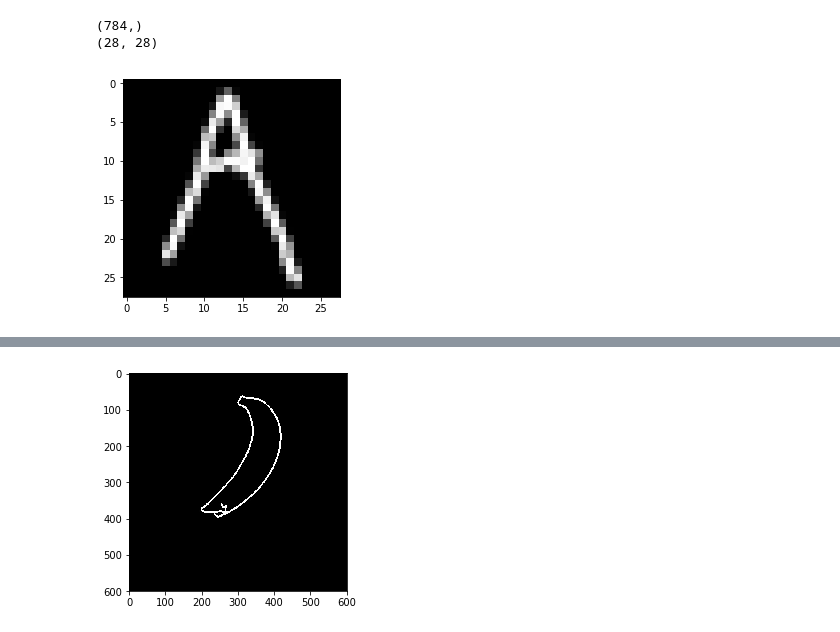
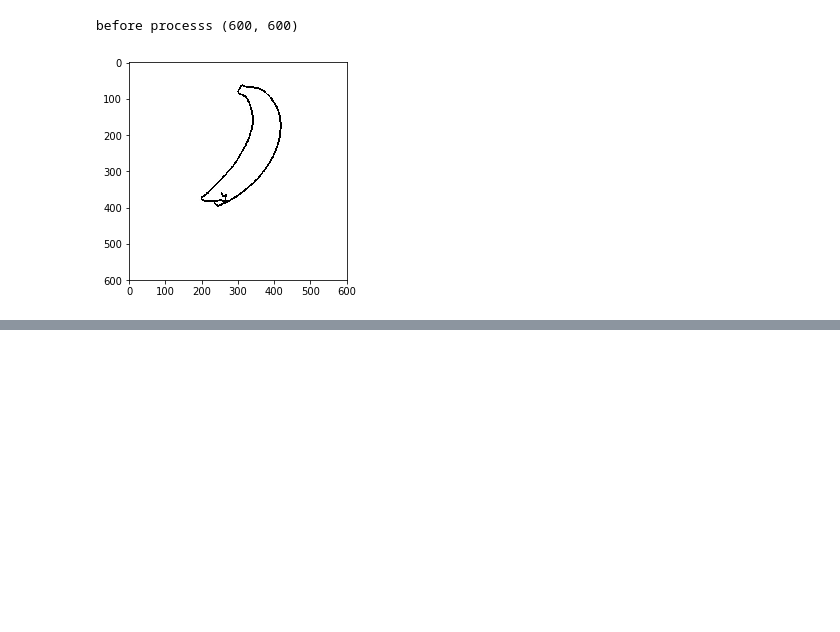
Before and after one commit to abhichacko/Quickdraw, a Jupyter notebook: quickdrawapplication.ipynb, the cells around one changed output, grey strips where cells are left out. Cells and saved outputs as stored; diff of their text form; code cells hidden in the pictures; blank space fills up the shorter version.

```diff
--- a/quickdrawapplication.ipynb
+++ b/quickdrawapplication.ipynb
@@ -69,10 +73,10 @@ with open("labels", "wb") as f:
 import numpy as np
 from matplotlib import pyplot as plt
 import os
-files = "/home/abhi/mainproject/quickdraw/data/full_numpy_bitmap_moon.npy"
+files = "/home/abhi/mainproject/quickdraw/data/full_numpy_bitmap_envelope.npy"
 x = np.load(files)
 print(x[0].shape)
-img=np.array(x[1000])
+img=np.array(x[30000])
 img=np.reshape(img,(28,28))
 print(img.shape)
 # print(img)
@@ -176,45 +180,84 @@ Epoch 3/3
 # %%
 import cv2
 from keras.models import load_model
 import numpy as np
 from matplotlib import pyplot as plt
 
 def keras_process_image(img):
     image_x = 28
     image_y = 28
     img = cv2.resize(img, (image_x, image_y))
     img = np.array(img, dtype=np.float32)
     img = np.reshape(img, (-1, image_x, image_y, 1))
     return img
 
-import os
-files = "/home/abhi/mainproject/quickdraw/data/full_numpy_bitmap_mountain.npy"
-x = np.load(files)
-print(x[0].shape)
-img=np.array(x[100])
-img=np.reshape(img,(28,28))
-print(img.shape)
-# print(img)
-plt.imshow(img,cmap="gray")
-plt.show()
 test1=cv2.imread("test/moon.jpg",0)
 
 model=load_model("QuickDraw.h5")
-test1=cv2.bitwise_not(test1)
+# test1=cv2.bitwise_not(test1)
 print("before processs",test1.shape)
 # test=np.reshape(new_img,(28,28))
 
 # print(test.shape)
 
-new_img=keras_process_image(test1)
-print("new image",new_img.shape)
+
 plt.imshow(test1,cmap="gray")
 plt.show()
-pred_probab = model.predict(new_img)[0]
+
+# blackboard_gray = cv2.cvtColor(test1, cv2.COLOR_BGR2GRAY)
+# # blackboard_gray=cv2.bitwise_not(blackboard_gray)
+# blur1 = cv2.medianBlur(blackboard_gray, 15)
+# blur1 = cv2.GaussianBlur(blur1, (5, 5), 0)
+# thresh1 = cv2.threshold(blur1, 0, 255, cv2.THRESH_BINARY + cv2.THRESH_OTSU)[1]
+# blackboard_cnts, i = cv2.findContours(thresh1.copy(), cv2.RETR_TREE, cv2.CHAIN_APPROX_NONE)
+# #                 print ('black',blackboard_cnts)
+# #                 print('thresh',thresh1)
+# plt.imshow(blackboard_gray,cmap="gray")
+# plt.show()
+
+# if len(blackboard_cnts) >= 1:
+#     cnt = max(blackboard_cnts, key=cv2.contourArea)
+#     print(cv2.contourArea(cnt))
+#     if cv2.contourArea(cnt) > 2000:
+#         x, y, w, h = cv2.boundingRect(cnt)
+#         digit = blackboard_gray[y:y + h, x:x + w]
+#         digit=cv2.bitwise_not(digit)
+#         processed = keras_process_image(digit)
+#         print("new image",processed.shape)
+
+#         print("processed: " + str(processed.shape))
+#         pred_probab = model.predict(processed)[0]
+#         print("prob",pred_probab)
+#         pred_class = list(pred_probab).index(max(pred_probab))
+#         print("class",pred_class)
+#         if pred_class ==0 :
+#             print("the doodle is MOON")
+#         elif pred_class ==1:
+#             print("the doodle is MOUNTAIN")
+#         elif pred_class==2:
+#             print("the doodle is ENVELOPE")
+#     else:
+#         print("no")
+# else:
+#     print ("no contour")
+
+
+
+digit=cv2.bitwise_not(test1)
+processed = keras_process_image(digit)
+print("new image",processed.shape)
+
+print("processed: " + str(processed.shape))
+pred_probab = model.predict(processed)[0]
 print("prob",pred_probab)
 pred_class = list(pred_probab).index(max(pred_probab))
-print("class ",pred_class)
+print("class",pred_class)
+if pred_class ==0 :
+    print("the doodle is MOON")
+elif pred_class ==1:
+    print("the doodle is MOUNTAIN")
+elif pred_class==2:
+    print("the doodle is ENVELOPE")
 # %% [output]
-(784,)
-(28, 28)
+before processs (600, 600)
-[figure, old version]
+[figure, new version]
@@ -223 +268,0 @@ new image (1, 28, 28, 1)
-[figure, removed]
```
Also changed, not shown: parts of 7 cells of this notebook.
